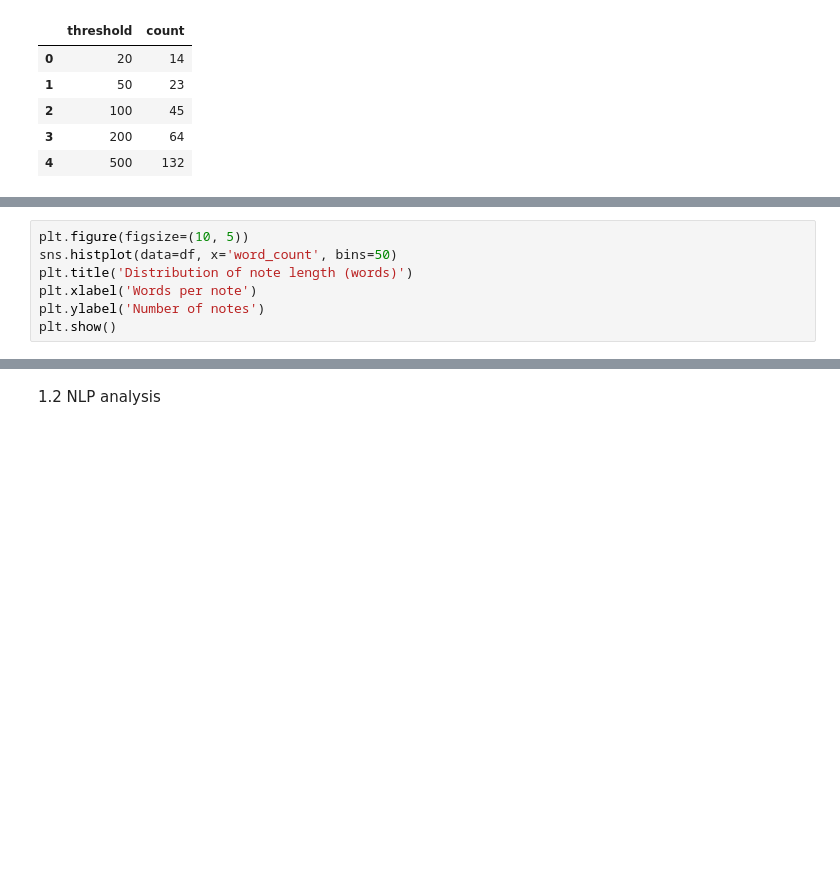
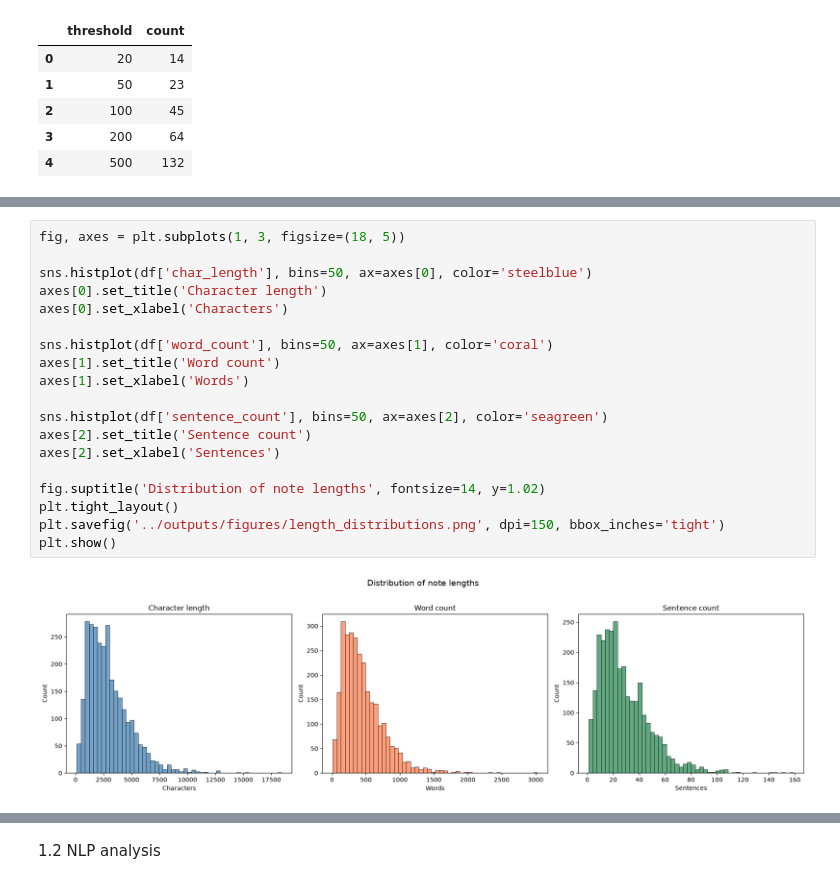
Before and after one commit to bahadirkoko/medical-transcription-classifier, a Jupyter notebook: notebooks/notebook1_phase1and2.ipynb, the cells around one changed output, grey strips where cells are left out. Saved outputs shown, nothing was run; the diff lists cells and outputs as text; blank space fills up the shorter version.

```diff
--- a/notebooks/notebook1_phase1and2.ipynb
+++ b/notebooks/notebook1_phase1and2.ipynb
@@ -193,8 +383,22 @@ plt.show()
 # %%
-plt.figure(figsize=(10, 5))
-sns.histplot(data=df, x='word_count', bins=50)
-plt.title('Distribution of note length (words)')
-plt.xlabel('Words per note')
-plt.ylabel('Number of notes')
+fig, axes = plt.subplots(1, 3, figsize=(18, 5))
+
+sns.histplot(df['char_length'], bins=50, ax=axes[0], color='steelblue')
+axes[0].set_title('Character length')
+axes[0].set_xlabel('Characters')
+
+sns.histplot(df['word_count'], bins=50, ax=axes[1], color='coral')
+axes[1].set_title('Word count')
+axes[1].set_xlabel('Words')
+
+sns.histplot(df['sentence_count'], bins=50, ax=axes[2], color='seagreen')
+axes[2].set_title('Sentence count')
+axes[2].set_xlabel('Sentences')
+
+fig.suptitle('Distribution of note lengths', fontsize=14, y=1.02)
+plt.tight_layout()
+plt.savefig('../outputs/figures/length_distributions.png', dpi=150, bbox_inches='tight')
 plt.show()
+# %% [output]
+[figure, added]
 # %%
```
Also changed, not shown: parts of 26 cells of this notebook, 4 other files.
